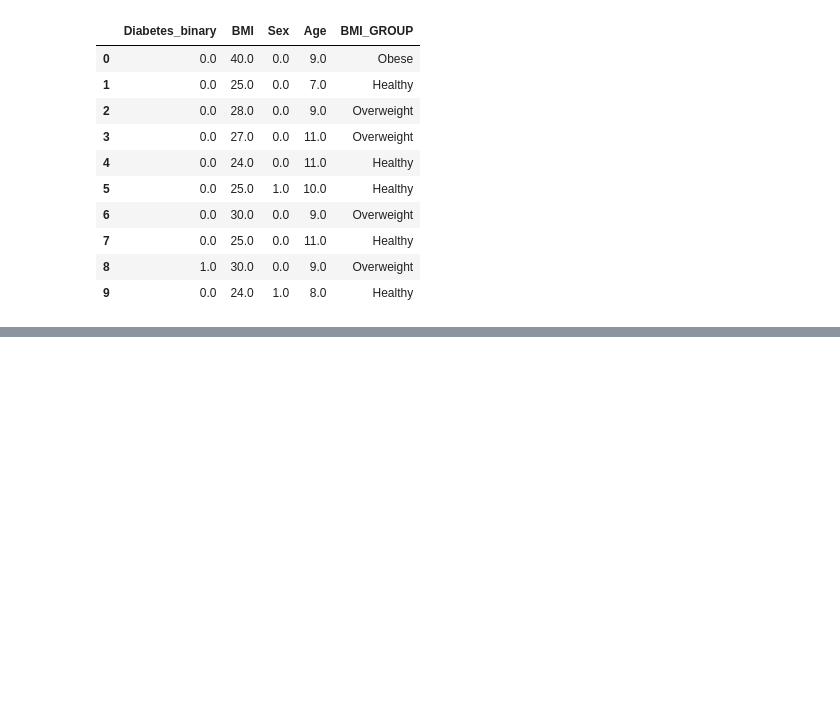
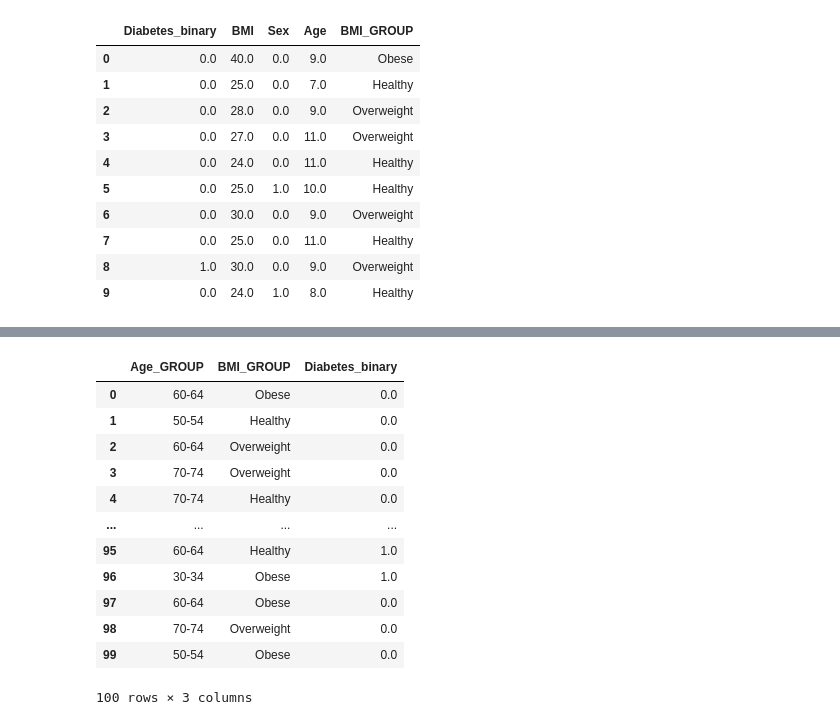
Before and after one commit to michaelz-id/project_1, a Jupyter notebook: Project1_testfile.ipynb, the cells around one changed output, grey strips where cells are left out. Saved outputs shown, nothing was run; the diff lists cells and outputs as text; code cells hidden in the pictures; blank space fills up the shorter version.

```diff
--- a/Project1_testfile.ipynb
+++ b/Project1_testfile.ipynb
@@ -121,0 +151,18 @@ See the caveats in the documentation: https://pandas.pydata.org/pandas-docs/stab
+# %%
+#format to age by diabetes
+df_bmi_plot = df_bmi.loc[:, ["Age_GROUP", "BMI_GROUP","Diabetes_binary"]].head(100)
+df_bmi_plot
+# %% [output]
+|  | Age_GROUP | BMI_GROUP | Diabetes_binary |
+| 0 | 60-64 | Obese | 0.0 |
+| 1 | 50-54 | Healthy | 0.0 |
+| 2 | 60-64 | Overweight | 0.0 |
+| 3 | 70-74 | Overweight | 0.0 |
+| 4 | 70-74 | Healthy | 0.0 |
+| ... | ... | ... | ... |
+| 95 | 60-64 | Healthy | 1.0 |
+| 96 | 30-34 | Obese | 1.0 |
+| 97 | 60-64 | Obese | 0.0 |
+| 98 | 70-74 | Overweight | 0.0 |
+| 99 | 50-54 | Obese | 0.0 |
+100 rows × 3 columns
```
Also changed, not shown: parts of 9 cells of this notebook.
